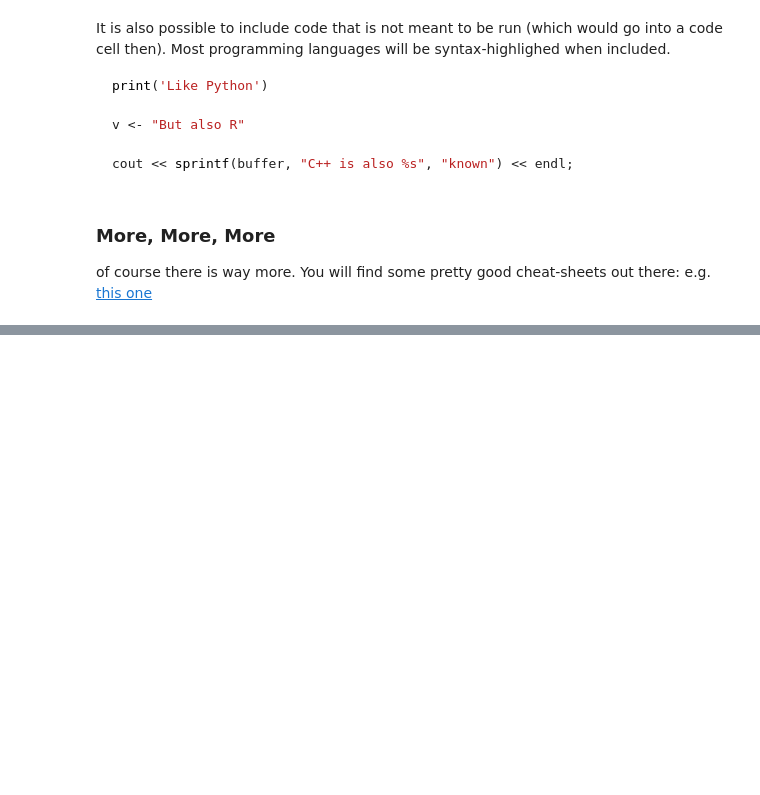
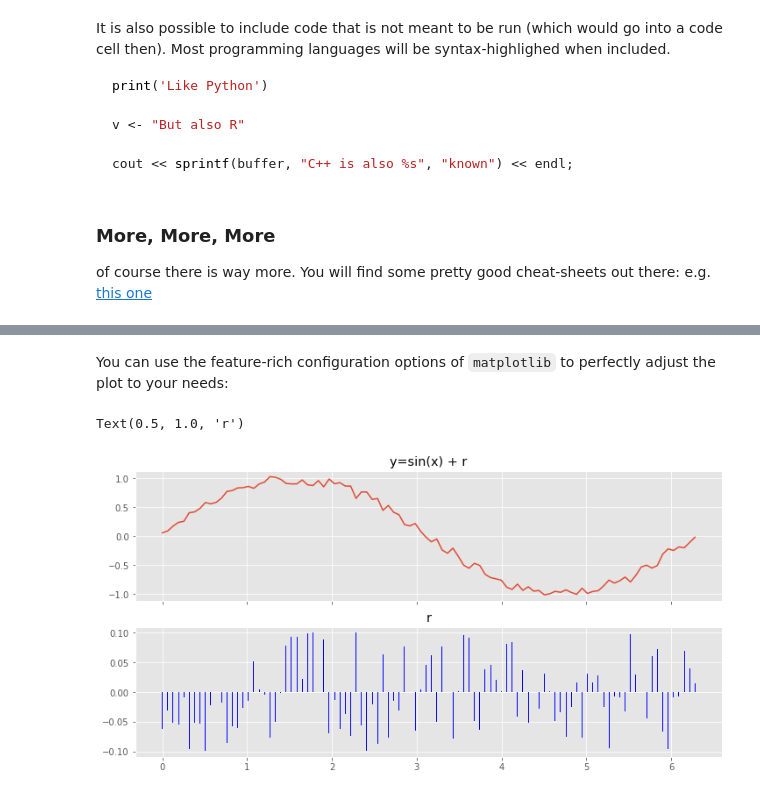
Before and after one commit to hydrocode-de/sample-lecture-python, a Jupyter notebook: sample_lecture.ipynb, the cells around one changed output, grey strips where cells are left out. Cells and saved outputs as stored; diff of their text form; code cells hidden in the pictures; blank space fills up the shorter version.

```diff
--- a/sample_lecture.ipynb
+++ b/sample_lecture.ipynb
@@ -64,0 +116,20 @@ of course there is way more. You will find some pretty good cheat-sheets out the
+# %% [markdown]
+You can use the feature-rich configuration options of ``matplotlib`` to perfectly adjust the plot to your needs:
+# %%
+# use different styling
+plt.style.use('ggplot')
+
+# create a figure with two columns
+fig, ax = plt.subplots(2, 1, figsize=(12, 6), sharex=True)
+
+# plot
+ax[0].plot(x,y)
+# plot 'errors'
+ax[1].bar(x, np.sin(x) - y, width=0.01, color="blue")
+
+# annotate
+ax[0].set_title('y=sin(x) + r')
+ax[1].set_title('r')
+# %% [output]
+Text(0.5, 1.0, 'r')
+[figure, added]
```
Also changed, not shown: parts of 10 cells of this notebook, 3 other files.
